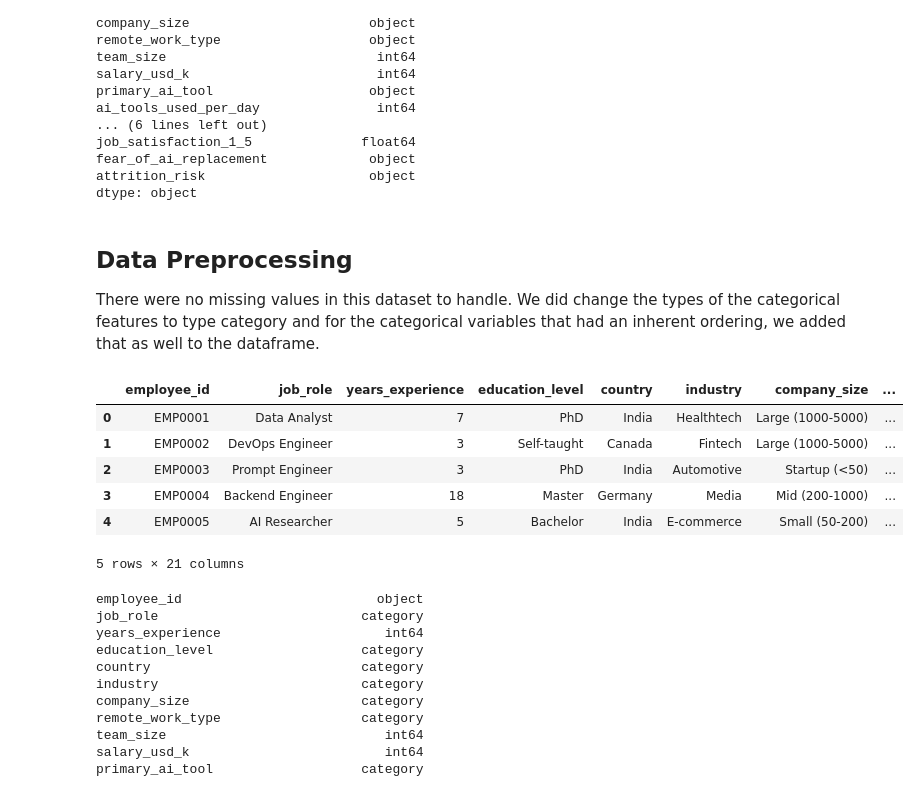
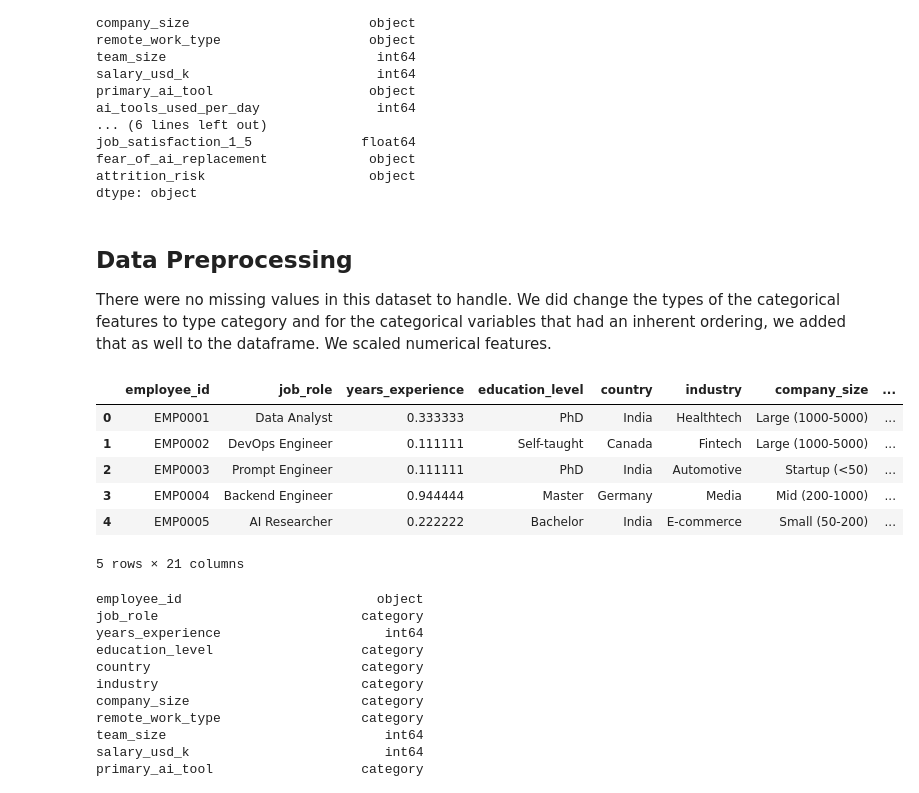
Before and after one commit to madisonengebose/CSC2621-FinalProject-ZoeMadison, a Jupyter notebook: FinalProject.ipynb, the cells around one changed output. Cells and saved outputs as stored; diff of their text form; code cells hidden in the pictures.

```diff
--- a/FinalProject.ipynb
+++ b/FinalProject.ipynb
@@ -65,7 +66,7 @@ dtype: object
 # %% [markdown]
 ## **Data Preprocessing**
 
-There were no missing values in this dataset to handle. We did change the types of the categorical features to type category and for the categorical variables that had an inherent ordering, we added that as well to the dataframe.
+There were no missing values in this dataset to handle. We did change the types of the categorical features to type category and for the categorical variables that had an inherent ordering, we added that as well to the dataframe. We scaled numerical features.
 # %%
 nominal_cats = [
     "job_role", "education_level", "country",
@@ -89,15 +90,26 @@ df["ai_adoption_stage"] = pd.Categorical(
     categories=["Experimenting", "Integrating", "Optimizing", "AI-First"],
     ordered=True,
 )
+# %%
+scaler = MinMaxScaler()
+numerical_cols = pd.DataFrame(df.select_dtypes(include="number"))
+scaled_numerical = scaler.fit_transform(numerical_cols)
+scaled_numerical_df = pd.DataFrame(
+    scaled_numerical, columns=numerical_cols.columns
+)
+
+scaled_df = df.copy()
+for col in scaled_numerical_df.columns:
+    scaled_df[col] = scaled_numerical_df[col]
 # %%
-df.head()
+scaled_df.head()
 # %% [output]
 |  | employee_id | job_role | years_experience | education_level | country | industry | company_size | ... |
-| 0 | EMP0001 | Data Analyst | 7 | PhD | India | Healthtech | Large (1000-5000) | ... |
-| 1 | EMP0002 | DevOps Engineer | 3 | Self-taught | Canada | Fintech | Large (1000-5000) | ... |
-| 2 | EMP0003 | Prompt Engineer | 3 | PhD | India | Automotive | Startup (<50) | ... |
-| 3 | EMP0004 | Backend Engineer | 18 | Master | Germany | Media | Mid (200-1000) | ... |
-| 4 | EMP0005 | AI Researcher | 5 | Bachelor | India | E-commerce | Small (50-200) | ... |
+| 0 | EMP0001 | Data Analyst | 0.333333 | PhD | India | Healthtech | Large (1000-5000) | ... |
+| 1 | EMP0002 | DevOps Engineer | 0.111111 | Self-taught | Canada | Fintech | Large (1000-5000) | ... |
+| 2 | EMP0003 | Prompt Engineer | 0.111111 | PhD | India | Automotive | Startup (<50) | ... |
+| 3 | EMP0004 | Backend Engineer | 0.944444 | Master | Germany | Media | Mid (200-1000) | ... |
+| 4 | EMP0005 | AI Researcher | 0.222222 | Bachelor | India | E-commerce | Small (50-200) | ... |
 5 rows × 21 columns
 # %%
 df.dtypes
```
Also changed, not shown: parts of 16 cells of this notebook.
